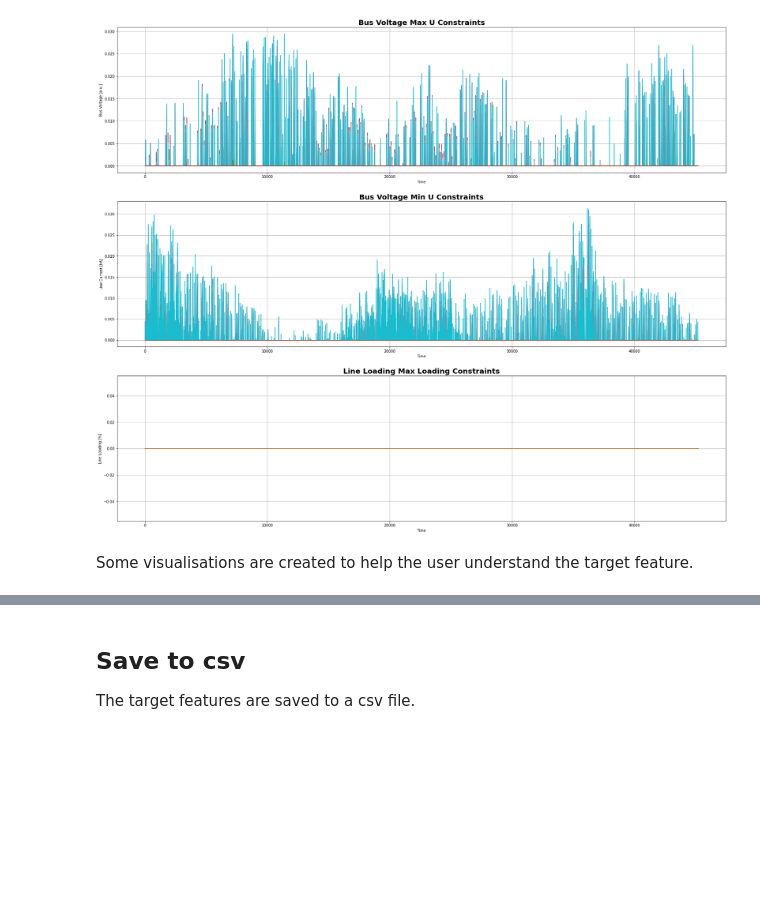
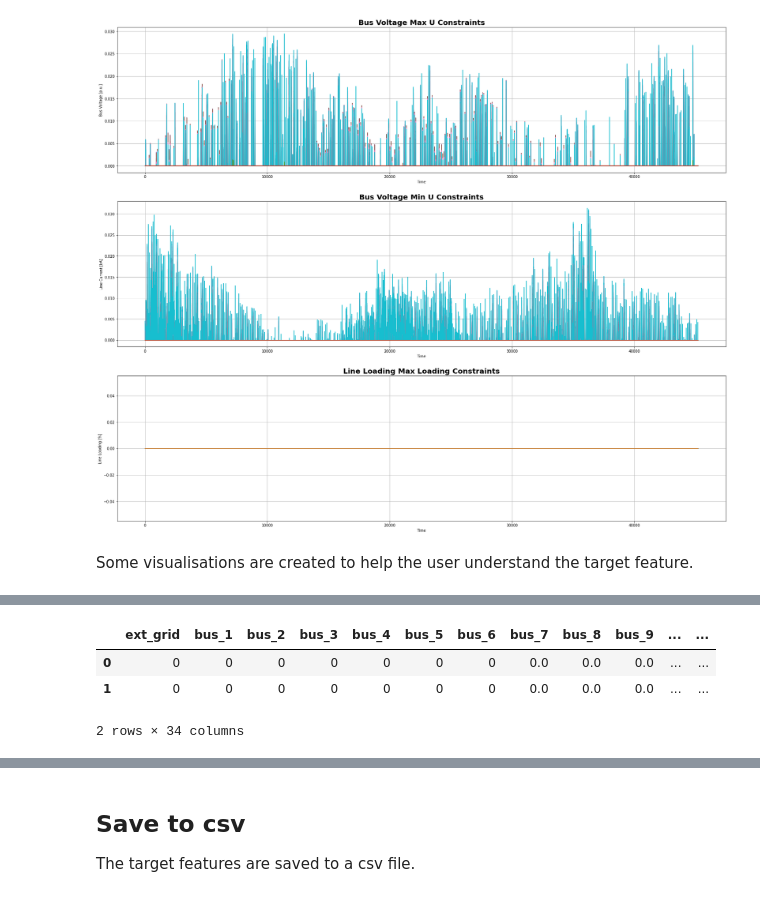
Before and after one commit to jamilsonjr/AI-to-forecast-constraints-in-the-energy-systems, a Jupyter notebook: jupyter_notebooks/create_target_feature.ipynb, the cells around one changed output, grey strips where cells are left out. Cells and saved outputs as stored; diff of their text form; code cells hidden in the pictures; blank space fills up the shorter version.

```diff
--- a/jupyter_notebooks/create_target_feature.ipynb
+++ b/jupyter_notebooks/create_target_feature.ipynb
@@ -104,0 +126,7 @@ Some visualisations are created to help the user understand the target feature.
+# %%
+res_bus_vm_pu_min_constr.head(2)
+# %% [output]
+|  | ext_grid | bus_1 | bus_2 | bus_3 | bus_4 | bus_5 | bus_6 | bus_7 | bus_8 | bus_9 | ... | ... |
+| 0 | 0 | 0 | 0 | 0 | 0 | 0 | 0 | 0.0 | 0.0 | 0.0 | ... | ... |
+| 1 | 0 | 0 | 0 | 0 | 0 | 0 | 0 | 0.0 | 0.0 | 0.0 | ... | ... |
+2 rows × 34 columns
```
Also changed, not shown: parts of 8 cells of this notebook, 9 other files.
